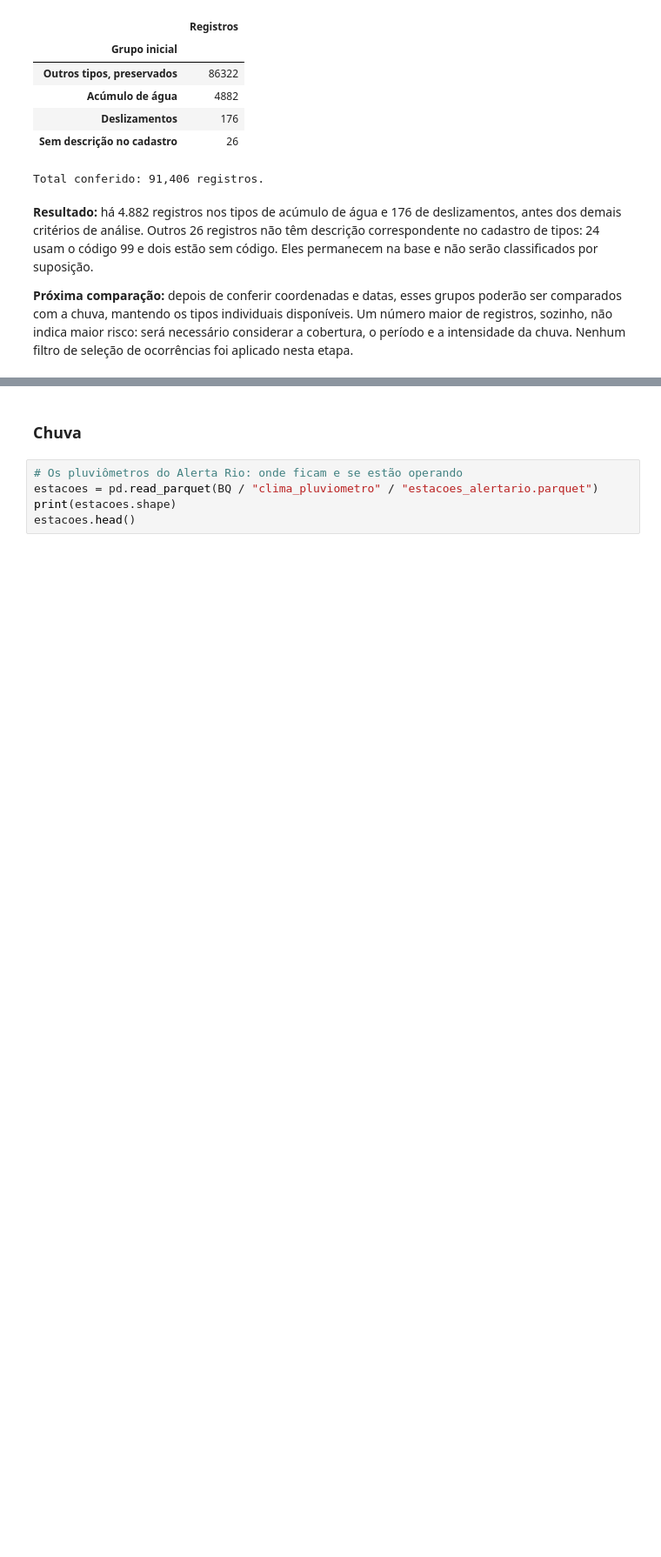
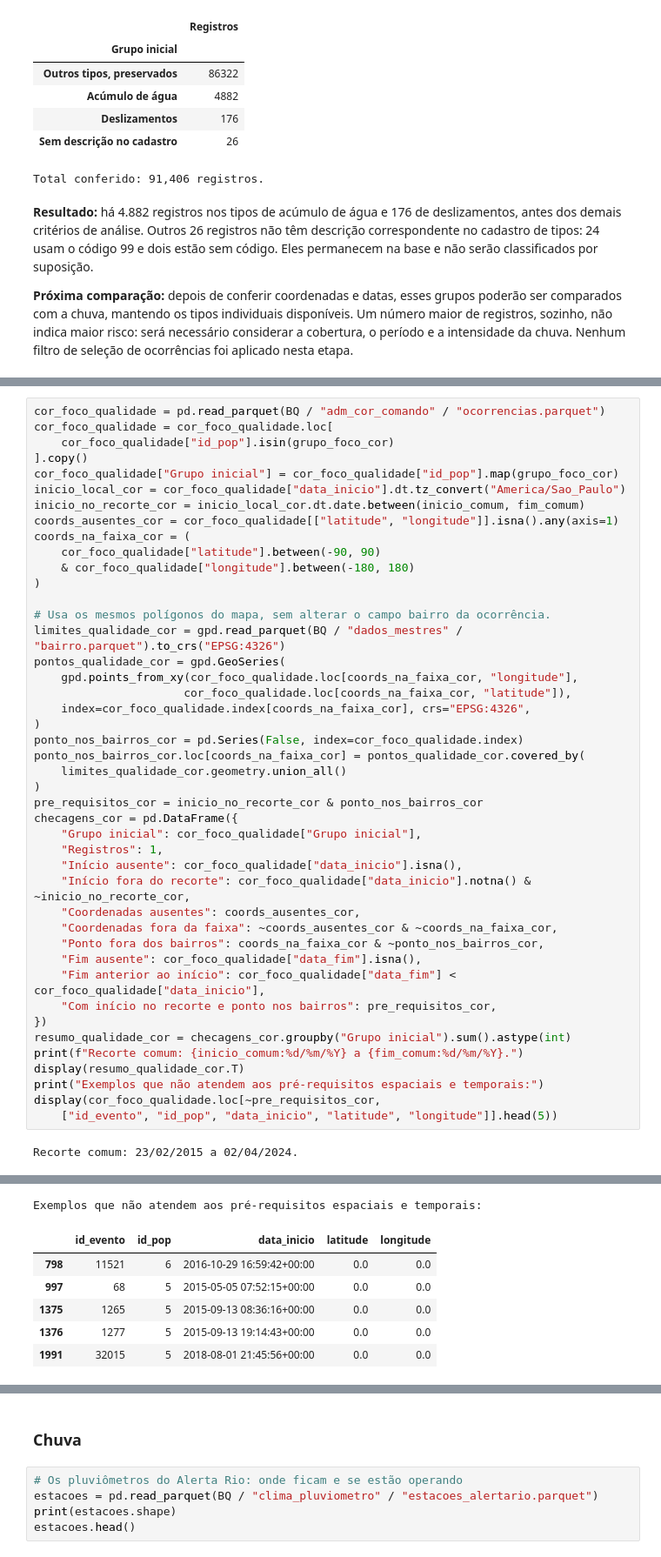
Before and after one commit to PedroVNeves/Quando_a_chuva_vira_problema, a Jupyter notebook: analise.ipynb, the cells around one changed output, grey strips where cells are left out. Shown at 87% size. Saved outputs shown, nothing was run; the diff lists cells and outputs as text; blank space fills up the shorter version.

Commit message:
Verifica coordenadas e datas das ocorrências selecionadas

```diff
--- a/analise.ipynb
+++ b/analise.ipynb
@@ -464,0 +471,46 @@ Total conferido: 91,406 registros.
+# %%
+cor_foco_qualidade = pd.read_parquet(BQ / "adm_cor_comando" / "ocorrencias.parquet")
+cor_foco_qualidade = cor_foco_qualidade.loc[
+    cor_foco_qualidade["id_pop"].isin(grupo_foco_cor)
+].copy()
+cor_foco_qualidade["Grupo inicial"] = cor_foco_qualidade["id_pop"].map(grupo_foco_cor)
+inicio_local_cor = cor_foco_qualidade["data_inicio"].dt.tz_convert("America/Sao_Paulo")
+inicio_no_recorte_cor = inicio_local_cor.dt.date.between(inicio_comum, fim_comum)
+coords_ausentes_cor = cor_foco_qualidade[["latitude", "longitude"]].isna().any(axis=1)
+coords_na_faixa_cor = (
+    cor_foco_qualidade["latitude"].between(-90, 90)
+    & cor_foco_qualidade["longitude"].between(-180, 180)
+)
+
+# Usa os mesmos polígonos do mapa, sem alterar o campo bairro da ocorrência.
+limites_qualidade_cor = gpd.read_parquet(BQ / "dados_mestres" / "bairro.parquet").to_crs("EPSG:4326")
+pontos_qualidade_cor = gpd.GeoSeries(
+    gpd.points_from_xy(cor_foco_qualidade.loc[coords_na_faixa_cor, "longitude"],
+                      cor_foco_qualidade.loc[coords_na_faixa_cor, "latitude"]),
+    index=cor_foco_qualidade.index[coords_na_faixa_cor], crs="EPSG:4326",
+)
+ponto_nos_bairros_cor = pd.Series(False, index=cor_foco_qualidade.index)
+ponto_nos_bairros_cor.loc[coords_na_faixa_cor] = pontos_qualidade_cor.covered_by(
+    limites_qualidade_cor.geometry.union_all()
+)
+pre_requisitos_cor = inicio_no_recorte_cor & ponto_nos_bairros_cor
+checagens_cor = pd.DataFrame({
+    "Grupo inicial": cor_foco_qualidade["Grupo inicial"],
+    "Registros": 1,
+    "Início ausente": cor_foco_qualidade["data_inicio"].isna(),
+    "Início fora do recorte": cor_foco_qualidade["data_inicio"].notna() & ~inicio_no_recorte_cor,
+    "Coordenadas ausentes": coords_ausentes_cor,
+    "Coordenadas fora da faixa": ~coords_ausentes_cor & ~coords_na_faixa_cor,
+    "Ponto fora dos bairros": coords_na_faixa_cor & ~ponto_nos_bairros_cor,
+    "Fim ausente": cor_foco_qualidade["data_fim"].isna(),
+    "Fim anterior ao início": cor_foco_qualidade["data_fim"] < cor_foco_qualidade["data_inicio"],
+    "Com início no recorte e ponto nos bairros": pre_requisitos_cor,
+})
+resumo_qualidade_cor = checagens_cor.groupby("Grupo inicial").sum().astype(int)
+print(f"Recorte comum: {inicio_comum:%d/%m/%Y} a {fim_comum:%d/%m/%Y}.")
+display(resumo_qualidade_cor.T)
+print("Exemplos que não atendem aos pré-requisitos espaciais e temporais:")
+display(cor_foco_qualidade.loc[~pre_requisitos_cor,
+    ["id_evento", "id_pop", "data_inicio", "latitude", "longitude"]].head(5))
+# %% [output]
+Recorte comum: 23/02/2015 a 02/04/2024.
@@ -464,0 +527,7 @@ Total conferido: 91,406 registros.
+Exemplos que não atendem aos pré-requisitos espaciais e temporais:
+|  | id_evento | id_pop | data_inicio | latitude | longitude |
+| 798 | 11521 | 6 | 2016-10-29 16:59:42+00:00 | 0.0 | 0.0 |
+| 997 | 68 | 5 | 2015-05-05 07:52:15+00:00 | 0.0 | 0.0 |
+| 1375 | 1265 | 5 | 2015-09-13 08:36:16+00:00 | 0.0 | 0.0 |
+| 1376 | 1277 | 5 | 2015-09-13 19:14:43+00:00 | 0.0 | 0.0 |
+| 1991 | 32015 | 5 | 2018-08-01 21:45:56+00:00 | 0.0 | 0.0 |
```
Also changed, not shown: parts of 3 cells of this notebook.
